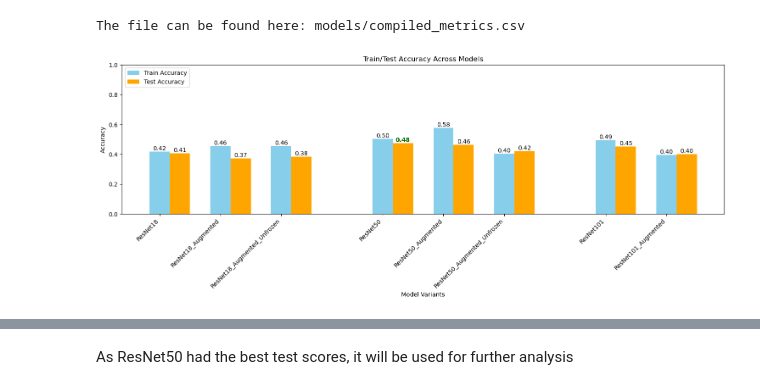
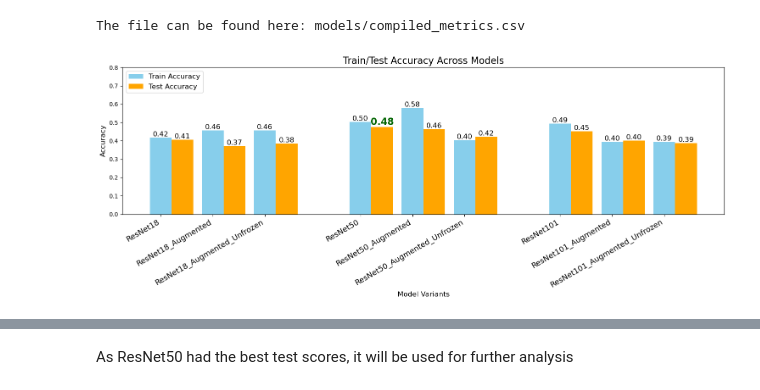
Before and after one commit to RiVuss/GeolocationGuesserAI, a Jupyter notebook: 5_analysis.ipynb, the cells around one changed output, grey strips where cells are left out. Cells and saved outputs as stored; diff of their text form; code cells hidden in the pictures.

```diff
--- a/5_analysis.ipynb
+++ b/5_analysis.ipynb
@@ -141,7 +141,8 @@ desired_order = [
     "ResNet50_Augmented",
     "ResNet50_Augmented_Unfrozen",
     "ResNet101",
-    "ResNet101_Augmented"
+    "ResNet101_Augmented",
+    "ResNet101_Augmented_Unfrozen"
 ]
 
 # Set the categorical order and sort the DataFrame
@@ -162,7 +163,7 @@ model_sizes = ['ResNet18', 'ResNet50', 'ResNet101']
 x_groups = [
     ["ResNet18", "ResNet18_Augmented", "ResNet18_Augmented_Unfrozen"],
     ["ResNet50", "ResNet50_Augmented", "ResNet50_Augmented_Unfrozen"],
-    ["ResNet101", "ResNet101_Augmented"]
+    ["ResNet101", "ResNet101_Augmented", "ResNet101_Augmented_Unfrozen"]
 ]
 
 width = 0.25
@@ -178,7 +179,7 @@ current_position = 0
 for group in x_groups:
     for model in group:
         x_positions.append(current_position)
-        current_position += 0.75
+        current_position += 0.6
     current_position += group_spacing  # Add spacing between groups
 
 # Plot bar chart for accuracy, highlight highest test accuracy
@@ -208,39 +209,40 @@ for bar in bar1:
         height,
         f'{height:.2f}',
         ha='center',
         va='bottom',
-        fontsize=10
+        fontsize=12
     )
 for idx, bar in enumerate(bar2):
     height = bar.get_height()
     label_color = 'darkgreen' if idx == highest_model_position else 'black'
     fontweight = 'bold' if idx == highest_model_position else 'normal'
+    fontsize = 16 if idx == highest_model_position else 12
     ax1.text(
         bar.get_x() + bar.get_width() / 2,
         height,
         f'{height:.2f}',
         ha='center',
         va='bottom',
-        fontsize=10,
+        fontsize=fontsize,
         color=label_color,
         fontweight=fontweight
     )
 
 # Customize the primary y-axis (accuracy)
-ax1.set_ylabel('Accuracy')
-ax1.set_ylim(0, 1)  # Assuming accuracy is between 0 and 1
+ax1.set_ylabel('Accuracy', fontsize=12)
+ax1.set_ylim(0, 0.8)  # Assuming accuracy is between 0 and 1
 ax1.set_xticks(x_positions)
-ax1.set_xticklabels(desired_order, rotation=45, ha='right')
-ax1.set_xlabel('Model Variants')
+ax1.set_xticklabels(desired_order, rotation=30, ha='right', fontsize=13)
+ax1.set_xlabel('Model Variants', fontsize=12)
 
 # Add a title
-plt.title('Train/Test Accuracy Across Models')
+plt.title('Train/Test Accuracy Across Models', fontsize = 16)
 
 # Combine legends
-ax1.legend(loc='upper left')
+ax1.legend(loc='upper left', fontsize = 12)
 
 # Adjust layout
 plt.tight_layout()
 plt.show()
 # %% [output]
-[figure, old version]
+[figure, new version]
```
Also changed, not shown: parts of 4 cells of this notebook, 1 other file.
